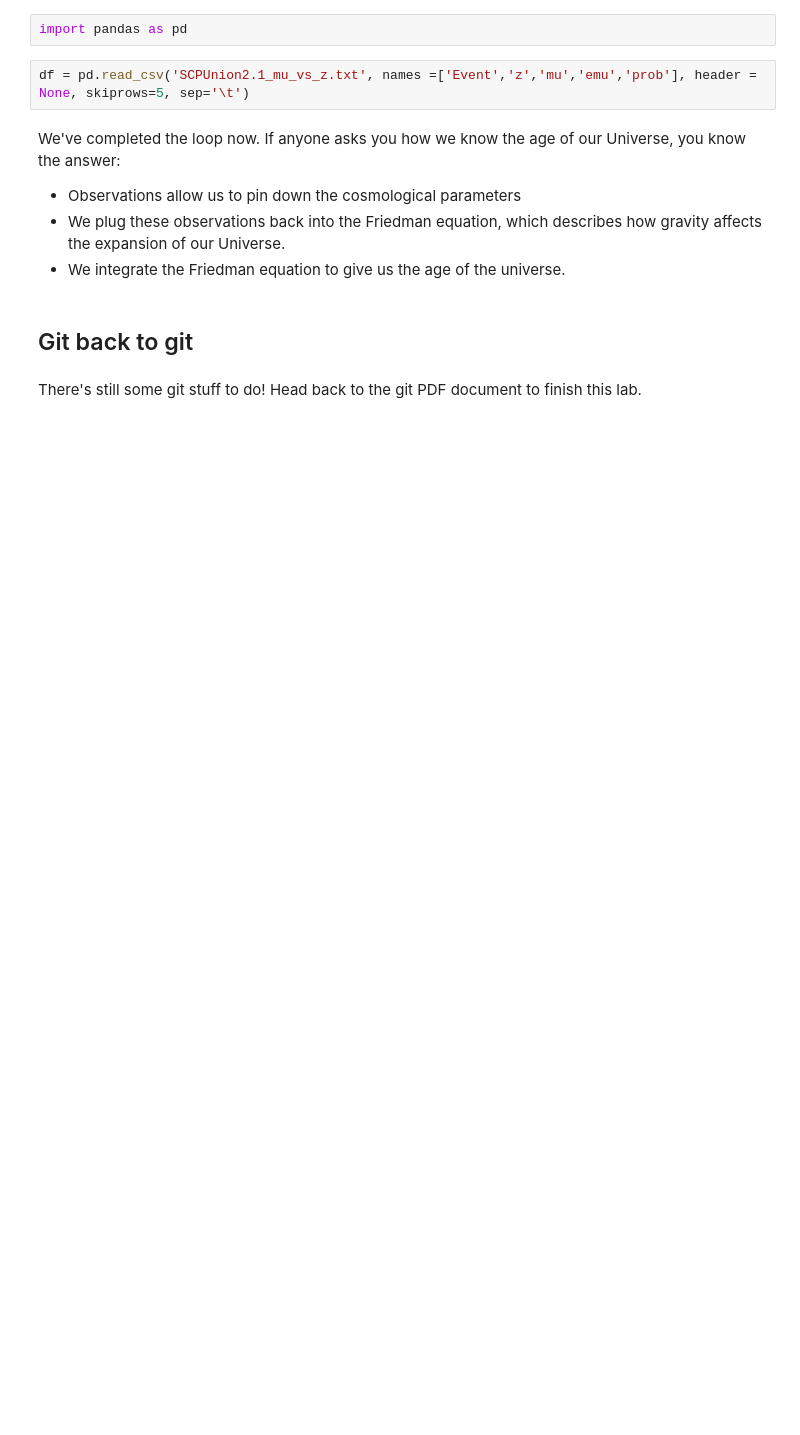
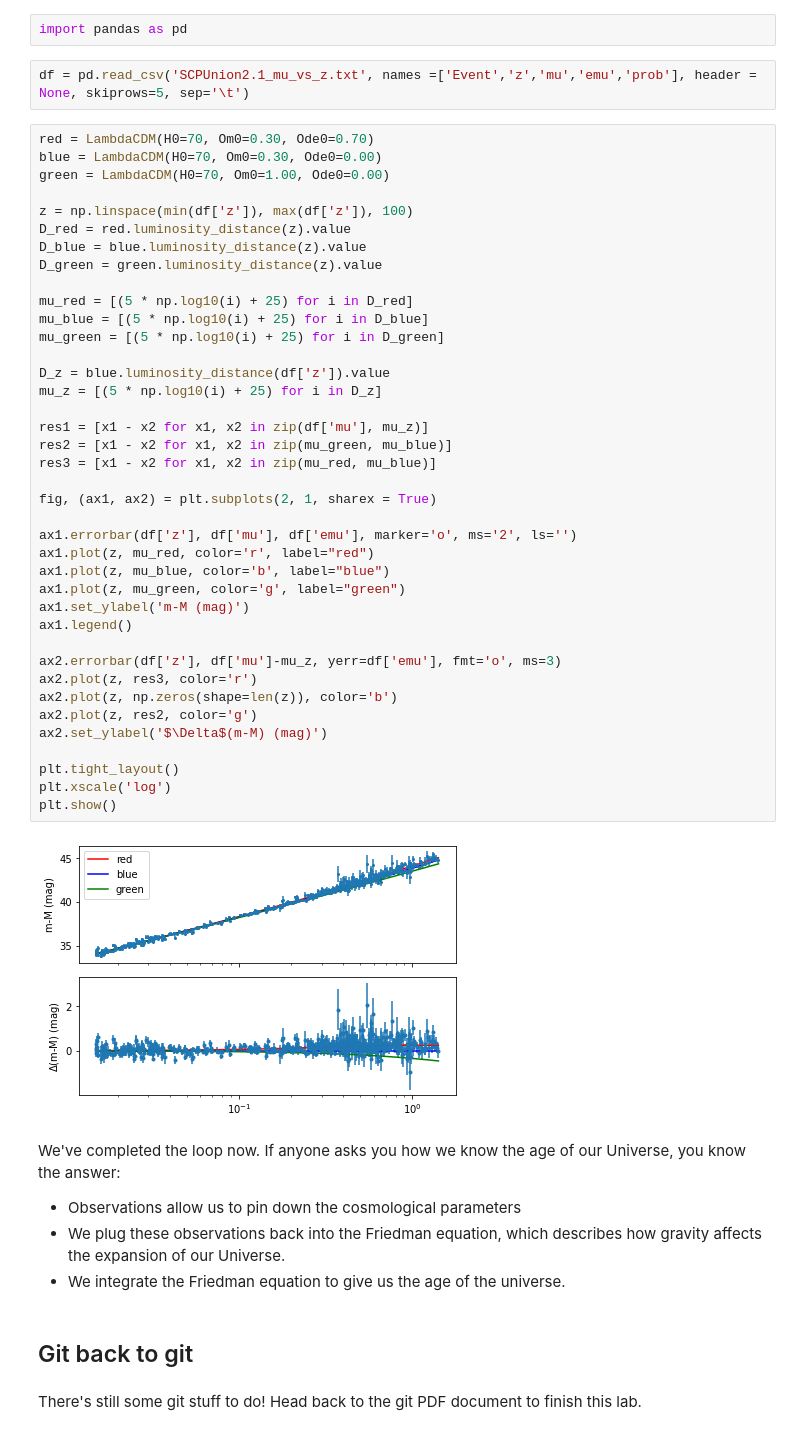
Before and after one commit to wppqywq/data_sci_astrophys_labs, a Jupyter notebook: CodingLab02/CodingLab02_CosmologicalDistance.ipynb, the cells around one changed output. Cells and saved outputs as stored; diff of their text form; blank space fills up the shorter version.

```diff
--- a/CodingLab02/CodingLab02_CosmologicalDistance.ipynb
+++ b/CodingLab02/CodingLab02_CosmologicalDistance.ipynb
@@ -370,6 +370,47 @@ The [Supernova Cosmology Project Union 2.1 Compilation](http://supernova.lbl.gov
 import pandas as pd
 # %%
 df = pd.read_csv('SCPUnion2.1_mu_vs_z.txt', names =['Event','z','mu','emu','prob'], header = None, skiprows=5, sep='\t')
+# %%
+red = LambdaCDM(H0=70, Om0=0.30, Ode0=0.70)
+blue = LambdaCDM(H0=70, Om0=0.30, Ode0=0.00)
+green = LambdaCDM(H0=70, Om0=1.00, Ode0=0.00)
+
+z = np.linspace(min(df['z']), max(df['z']), 100)
+D_red = red.luminosity_distance(z).value
+D_blue = blue.luminosity_distance(z).value
+D_green = green.luminosity_distance(z).value
+
+mu_red = [(5 * np.log10(i) + 25) for i in D_red]
+mu_blue = [(5 * np.log10(i) + 25) for i in D_blue]
+mu_green = [(5 * np.log10(i) + 25) for i in D_green]
+
+D_z = blue.luminosity_distance(df['z']).value
+mu_z = [(5 * np.log10(i) + 25) for i in D_z]
+
+res1 = [x1 - x2 for x1, x2 in zip(df['mu'], mu_z)]
+res2 = [x1 - x2 for x1, x2 in zip(mu_green, mu_blue)]
+res3 = [x1 - x2 for x1, x2 in zip(mu_red, mu_blue)]
+
+fig, (ax1, ax2) = plt.subplots(2, 1, sharex = True)
+
+ax1.errorbar(df['z'], df['mu'], df['emu'], marker='o', ms='2', ls='')
+ax1.plot(z, mu_red, color='r', label="red")
+ax1.plot(z, mu_blue, color='b', label="blue")
+ax1.plot(z, mu_green, color='g', label="green")
+ax1.set_ylabel('m-M (mag)')
+ax1.legend()
+
+ax2.errorbar(df['z'], df['mu']-mu_z, yerr=df['emu'], fmt='o', ms=3)
+ax2.plot(z, res3, color='r')
+ax2.plot(z, np.zeros(shape=len(z)), color='b')
+ax2.plot(z, res2, color='g')
+ax2.set_ylabel('$\Delta$(m-M) (mag)')
+
+plt.tight_layout()
+plt.xscale('log')
+plt.show()
+# %% [output]
+[figure, added]
 # %% [markdown]
 We've completed the loop now. If anyone asks you how we know the age of our Universe, you know the answer:
 * Observations allow us to pin down the cosmological parameters
```
